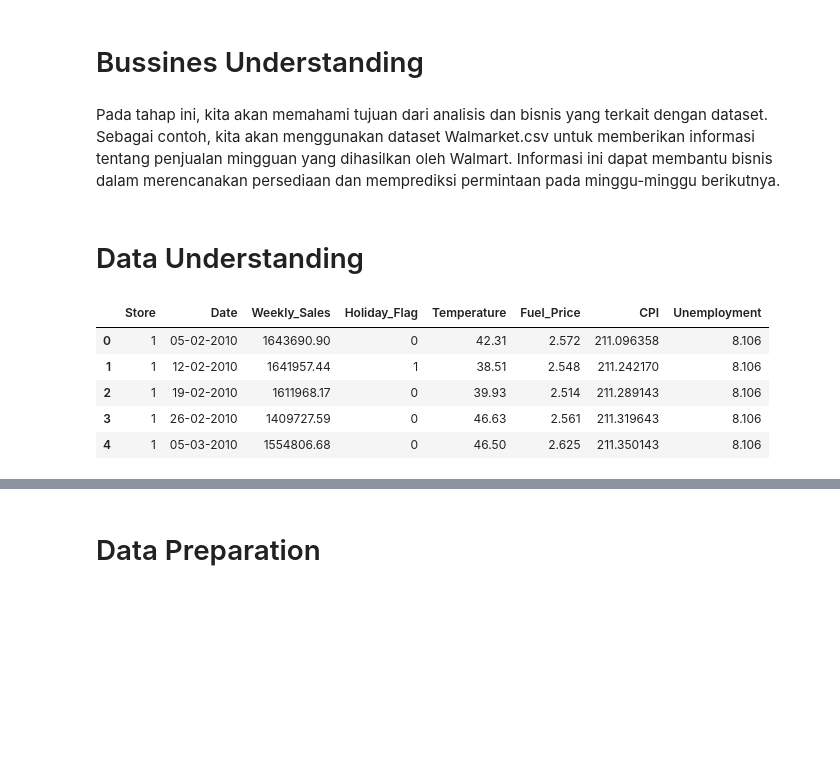
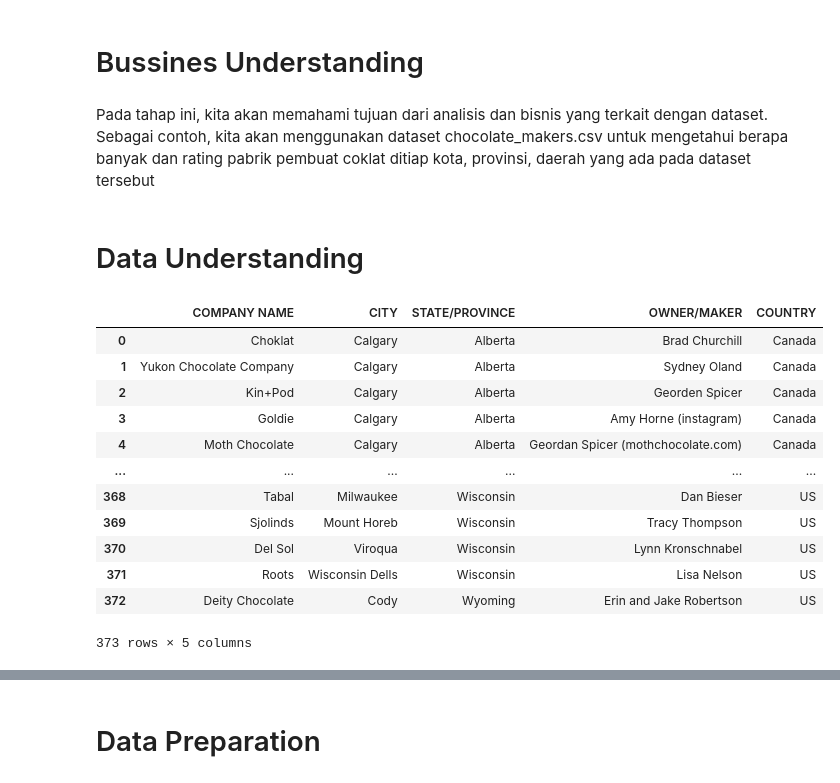
Before and after one commit to Ruswantomo/DataPasien, a Jupyter notebook: Ruswantomo_118_C2_Posttest_2.ipynb, the cells around one changed output, grey strips where cells are left out. Cells and saved outputs as stored; diff of their text form; code cells hidden in the pictures; blank space fills up the shorter version.

```diff
--- a/Ruswantomo_118_C2_Posttest_2.ipynb
+++ b/Ruswantomo_118_C2_Posttest_2.ipynb
@@ -315,7 +320,7 @@ Catatan : Tugas ini akan berhubungan dengan posttest terakhir (pertemuan 6)
 # %% [markdown]
 # Bussines Understanding
 # %% [markdown]
-Pada tahap ini, kita akan memahami tujuan dari analisis dan bisnis yang terkait dengan dataset. Sebagai contoh, kita akan menggunakan dataset Walmarket.csv untuk memberikan informasi tentang penjualan mingguan yang dihasilkan oleh Walmart. Informasi ini dapat membantu bisnis dalam merencanakan persediaan dan memprediksi permintaan pada minggu-minggu berikutnya.
+Pada tahap ini, kita akan memahami tujuan dari analisis dan bisnis yang terkait dengan dataset. Sebagai contoh, kita akan menggunakan dataset chocolate_makers.csv untuk mengetahui berapa banyak dan rating pabrik pembuat coklat ditiap kota, provinsi, daerah yang ada pada dataset tersebut
 # %% [markdown]
 # Data Understanding
 # %%
@@ -326,12 +331,19 @@ df3 = pd.read_csv('Walmart.csv')
-# %%
-df3.head()
-# %% [output]
-|  | Store | Date | Weekly_Sales | Holiday_Flag | Temperature | Fuel_Price | CPI | Unemployment |
-| 0 | 1 | 05-02-2010 | 1643690.90 | 0 | 42.31 | 2.572 | 211.096358 | 8.106 |
-| 1 | 1 | 12-02-2010 | 1641957.44 | 1 | 38.51 | 2.548 | 211.242170 | 8.106 |
-| 2 | 1 | 19-02-2010 | 1611968.17 | 0 | 39.93 | 2.514 | 211.289143 | 8.106 |
-| 3 | 1 | 26-02-2010 | 1409727.59 | 0 | 46.63 | 2.561 | 211.319643 | 8.106 |
-| 4 | 1 | 05-03-2010 | 1554806.68 | 0 | 46.50 | 2.625 | 211.350143 | 8.106 |
+# %%
+df
+# %% [output]
+|  | COMPANY NAME | CITY | STATE/PROVINCE | OWNER/MAKER | COUNTRY |
+| 0 | Choklat | Calgary | Alberta | Brad Churchill | Canada |
+| 1 | Yukon Chocolate Company | Calgary | Alberta | Sydney Oland | Canada |
+| 2 | Kin+Pod | Calgary | Alberta | Georden Spicer | Canada |
+| 3 | Goldie | Calgary | Alberta | Amy Horne (instagram) | Canada |
+| 4 | Moth Chocolate | Calgary | Alberta | Geordan Spicer (mothchocolate.com) | Canada |
+| ... | ... | ... | ... | ... | ... |
+| 368 | Tabal | Milwaukee | Wisconsin | Dan Bieser | US |
+| 369 | Sjolinds | Mount Horeb | Wisconsin | Tracy Thompson | US |
+| 370 | Del Sol | Viroqua | Wisconsin | Lynn Kronschnabel | US |
+| 371 | Roots | Wisconsin Dells | Wisconsin | Lisa Nelson | US |
+| 372 | Deity Chocolate | Cody | Wyoming | Erin and Jake Robertson | US |
+373 rows × 5 columns
 # %%
 # Menampilkan 5 baris pertama dari dataset
 print(df.head())
```
Also changed, not shown: parts of 33 cells of this notebook.
